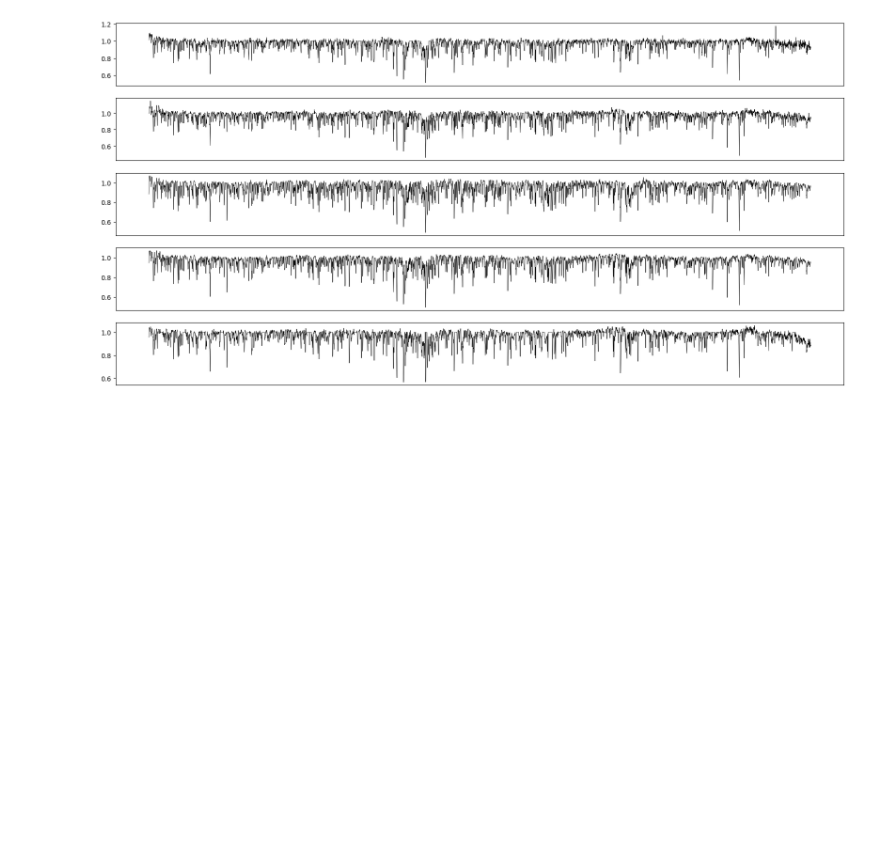
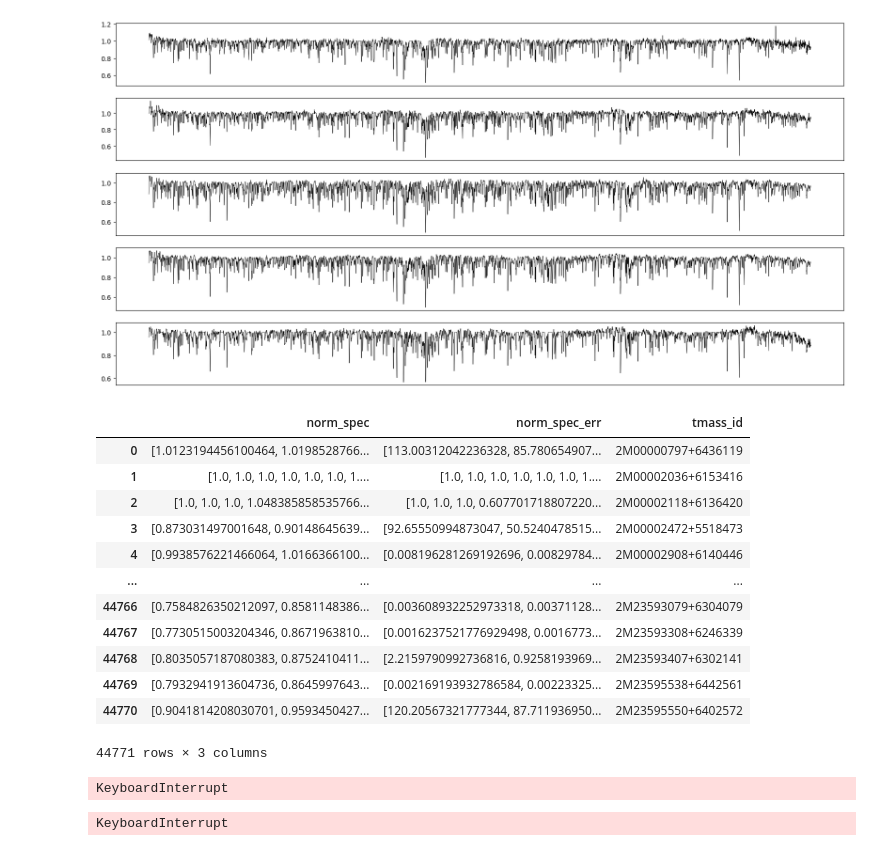
Before and after one commit to jiadonglee/aspgap, a Jupyter notebook: docs/apogee_preprocess.ipynb, the cells around one changed output. Cells and saved outputs as stored; diff of their text form; code cells hidden in the pictures; blank space fills up the shorter version.

```diff
--- a/docs/apogee_preprocess.ipynb
+++ b/docs/apogee_preprocess.ipynb
@@ -251,3 +296,46 @@ for i,idx in enumerate(idx_lst):
 #     spec_dic.update({'Gaia_parallax':prlx, 'Gaia_parallax_err':e_prlx, 'training_set':tr,
 #                      'spec_parallax':prlx_hogg, 'spec_parallax_err':e_prlx_hogg})
 #     return spec_dic
+# %%
+data_dir = "/data/jdli/sdss/"
+
+normspecDict_trlst = np.load(data_dir+"hogg19_spec_nnnorm_tr.npy", allow_pickle=True)
+normspecDict_vallst = np.load(data_dir+"hogg19_spec_nnnorm_val.npy", allow_pickle=True)
+# %%
+import pandas as pd
+
+a_len, b_len = len(normspecDict_trlst), len(normspecDict_vallst)
+
+apspec_a = pd.DataFrame(
+    {
+        'norm_spec':[normspecDict_trlst[_]['norm_spec'].flatten().tolist() for _ in range(a_len)],
+        'norm_spec_err':[normspecDict_trlst[_]['norm_spec_err'].flatten().tolist() for _ in range(a_len)],
+        'tmass_id':[normspecDict_trlst[_]['tmass_id'] for _ in range(a_len)],
+    }
+)
+
+apspec_b = pd.DataFrame(
+    {
+        'norm_spec':[normspecDict_vallst[_]['norm_spec'].flatten().tolist() for _ in range(b_len)],
+        'norm_spec_err':[normspecDict_vallst[_]['norm_spec_err'].flatten().tolist() for _ in range(b_len)],
+        'tmass_id':[normspecDict_vallst[_]['tmass_id'] for _ in range(b_len)],
+    }
+)
+
+apspec = pd.concat([apspec_a, apspec_b], axis=0, ignore_index=True)
+
+apspec
+# %% [output]
+|  | norm_spec | norm_spec_err | tmass_id |
+| 0 | [1.0123194456100464, 1.0198528766... | [113.00312042236328, 85.780654907... | 2M00000797+6436119 |
+| 1 | [1.0, 1.0, 1.0, 1.0, 1.0, 1.0, 1.... | [1.0, 1.0, 1.0, 1.0, 1.0, 1.0, 1.... | 2M00002036+6153416 |
+| 2 | [1.0, 1.0, 1.0, 1.048385858535766... | [1.0, 1.0, 1.0, 0.607701718807220... | 2M00002118+6136420 |
+| 3 | [0.873031497001648, 0.90148645639... | [92.65550994873047, 50.5240478515... | 2M00002472+5518473 |
+| 4 | [0.9938576221466064, 1.0166366100... | [0.008196281269192696, 0.00829784... | 2M00002908+6140446 |
+| ... | ... | ... | ... |
+| 44766 | [0.7584826350212097, 0.8581148386... | [0.003608932252973318, 0.00371128... | 2M23593079+6304079 |
+| 44767 | [0.7730515003204346, 0.8671963810... | [0.0016237521776929498, 0.0016773... | 2M23593308+6246339 |
+| 44768 | [0.8035057187080383, 0.8752410411... | [2.2159790992736816, 0.9258193969... | 2M23593407+6302141 |
+| 44769 | [0.7932941913604736, 0.8645997643... | [0.002169193932786584, 0.00223325... | 2M23595538+6442561 |
+| 44770 | [0.9041814208030701, 0.9593450427... | [120.20567321777344, 87.711936950... | 2M23595550+6402572 |
+44771 rows × 3 columns
@@ -253,0 +344,11 @@ for i,idx in enumerate(idx_lst):
+# %%
+# apspec['norm_spec'] = apspec['norm_spec'].astype(str)
+# apspec['norm_spec_err'] = apspec['norm_spec_err'].astype(str)
+
+apspec.to_csv("/data/jdli/gaia/apsepc_44770.csv", index=False, sep='|')
+# %% [output]
+KeyboardInterrupt
+# %%
+apspec['norm_spec'].astype(str)[0]
+# %% [output]
+KeyboardInterrupt
```
Also changed, not shown: parts of 6 cells of this notebook, 19 other files.
